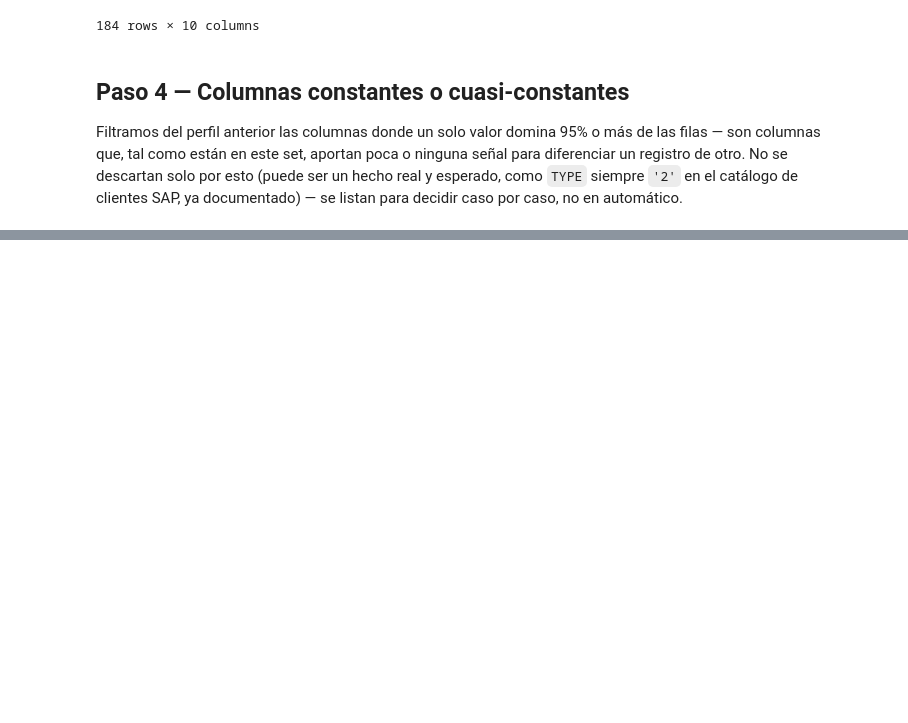
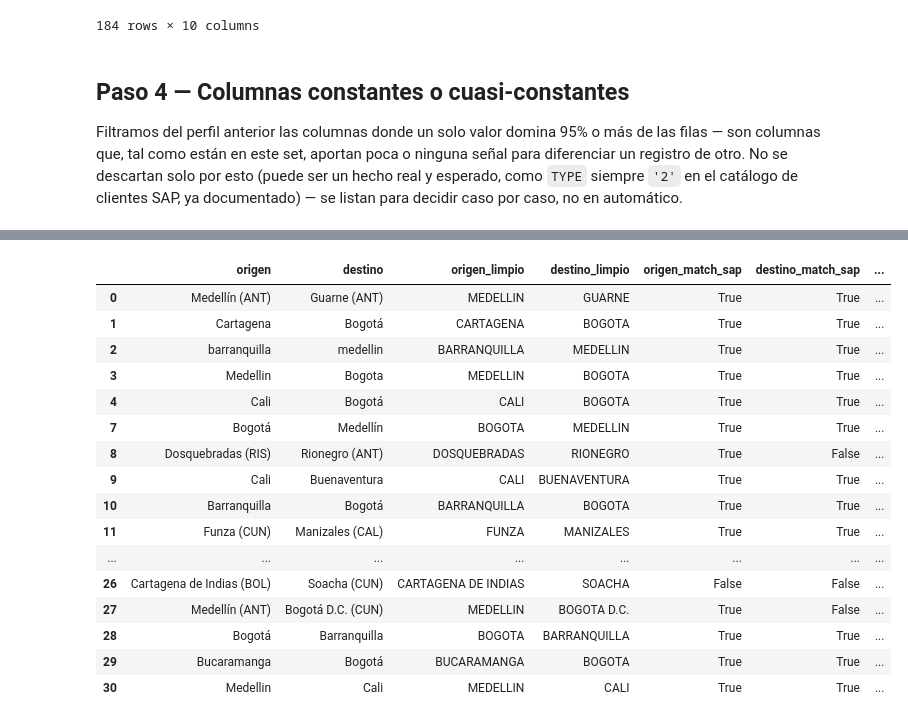
Before and after one commit to InnovacionIA-proyectos/NEXO, a Jupyter notebook: analitica/03-eda-extraccion-4-fuentes/notebooks/01_perfilado_estructural.ipynb, the cells around one changed output, grey strips where cells are left out. Saved outputs shown, nothing was run; the diff lists cells and outputs as text; code cells hidden in the pictures; blank space fills up the shorter version.

```diff
--- a/analitica/03-eda-extraccion-4-fuentes/notebooks/01_perfilado_estructural.ipynb
+++ b/analitica/03-eda-extraccion-4-fuentes/notebooks/01_perfilado_estructural.ipynb
@@ -186,0 +303,58 @@ Columnas cuasi-constantes (>=95% un solo valor): 25 de 184
+# %%
+import re
+import unicodedata
+
+def limpiar_nombre_ciudad(texto):
+    if pd.isna(texto):
+        return None
+    sin_departamento = re.sub(r"\s*\([^)]*\)\s*$", "", texto).strip()
+    sin_tildes = unicodedata.normalize("NFKD", sin_departamento).encode("ascii", "ignore").decode("ascii")
+    return sin_tildes.upper()
+
+tabla_catalogo_rutas = tablas["catalogo_rutas"]
+tabla_sicetac_nucleo = tablas["piso-sicetac_nucleo"]
+tabla_sicetac_raras = tablas["piso-sicetac_raras"]
+tabla_historico_sap = tablas["historico-sap-tblSAPTarifasLog-2022-09-01_a_hoy"]
+
+# Excluir las 2 filas ya documentadas como basura de prueba (reporte-inconsistencias.md)
+rutas_validas = tabla_catalogo_rutas[
+    ~tabla_catalogo_rutas["origen"].isin(["222", "b"])
+].copy()
+print(f"catalogo_rutas: {len(tabla_catalogo_rutas)} filas totales, {len(rutas_validas)} tras excluir basura de prueba ya documentada")
+
+rutas_validas["origen_limpio"] = rutas_validas["origen"].apply(limpiar_nombre_ciudad)
+rutas_validas["destino_limpio"] = rutas_validas["destino"].apply(limpiar_nombre_ciudad)
+
+valores_sap_completo = (
+    set(tabla_tarifa_plaza["origen"].dropna().unique())
+    | set(tabla_tarifa_plaza["destino"].dropna().unique())
+    | set(tabla_historico_sap["origen"].dropna().unique())
+    | set(tabla_historico_sap["destino"].dropna().unique())
+)
+texto_sicetac_completo = " | ".join(
+    tabla_sicetac_nucleo["nombreruta"].dropna().tolist()
+    + tabla_sicetac_raras["nombreruta"].dropna().tolist()
+)
+
+def hace_match_sap(ciudad_limpia):
+    if ciudad_limpia is None:
+        return False
+    return f"ZC_{ciudad_limpia}" in valores_sap_completo or f"ZTC_{ciudad_limpia}" in valores_sap_completo
+
+def hace_match_sicetac(ciudad_limpia):
+    if ciudad_limpia is None:
+        return False
+    return ciudad_limpia in texto_sicetac_completo
+
+rutas_validas["origen_match_sap"] = rutas_validas["origen_limpio"].apply(hace_match_sap)
+rutas_validas["destino_match_sap"] = rutas_validas["destino_limpio"].apply(hace_match_sap)
+rutas_validas["origen_match_sicetac"] = rutas_validas["origen_limpio"].apply(hace_match_sicetac)
+rutas_validas["destino_match_sicetac"] = rutas_validas["destino_limpio"].apply(hace_match_sicetac)
+
+print(f"\nMatch contra SAP completo (tarifa-plaza + histórico, ZC_ o ZTC_):")
+print(f"  origen: {rutas_validas['origen_match_sap'].mean()*100:.1f}%  |  destino: {rutas_validas['destino_match_sap'].mean()*100:.1f}%")
+print(f"Match contra SICE-TAC completo (núcleo + raras):")
+print(f"  origen: {rutas_validas['origen_match_sicetac'].mean()*100:.1f}%  |  destino: {rutas_validas['destino_match_sicetac'].mean()*100:.1f}%")
+
+rutas_validas[["origen", "destino", "origen_limpio", "destino_limpio", "origen_match_sap", "destino_match_sap", "origen_match_sicetac", "destino_match_sicetac"]]
+# %% [output]
@@ -186,0 +367,17 @@ Columnas cuasi-constantes (>=95% un solo valor): 25 de 184
+|  | origen | destino | origen_limpio | destino_limpio | origen_match_sap | destino_match_sap | ... |
+| 0 | Medellín (ANT) | Guarne (ANT) | MEDELLIN | GUARNE | True | True | ... |
+| 1 | Cartagena | Bogotá | CARTAGENA | BOGOTA | True | True | ... |
+| 2 | barranquilla | medellin | BARRANQUILLA | MEDELLIN | True | True | ... |
+| 3 | Medellin | Bogota | MEDELLIN | BOGOTA | True | True | ... |
+| 4 | Cali | Bogotá | CALI | BOGOTA | True | True | ... |
+| 7 | Bogotá | Medellín | BOGOTA | MEDELLIN | True | True | ... |
+| 8 | Dosquebradas (RIS) | Rionegro (ANT) | DOSQUEBRADAS | RIONEGRO | True | False | ... |
+| 9 | Cali | Buenaventura | CALI | BUENAVENTURA | True | True | ... |
+| 10 | Barranquilla | Bogotá | BARRANQUILLA | BOGOTA | True | True | ... |
+| 11 | Funza (CUN) | Manizales (CAL) | FUNZA | MANIZALES | True | True | ... |
+| ... | ... | ... | ... | ... | ... | ... | ... |
+| 26 | Cartagena de Indias (BOL) | Soacha (CUN) | CARTAGENA DE INDIAS | SOACHA | False | False | ... |
+| 27 | Medellín (ANT) | Bogotá D.C. (CUN) | MEDELLIN | BOGOTA D.C. | True | False | ... |
+| 28 | Bogotá | Barranquilla | BOGOTA | BARRANQUILLA | True | True | ... |
+| 29 | Bucaramanga | Bogotá | BUCARAMANGA | BOGOTA | True | True | ... |
+| 30 | Medellin | Cali | MEDELLIN | CALI | True | True | ... |
```
Also changed, not shown: parts of 9 cells of this notebook, 19 other files.
